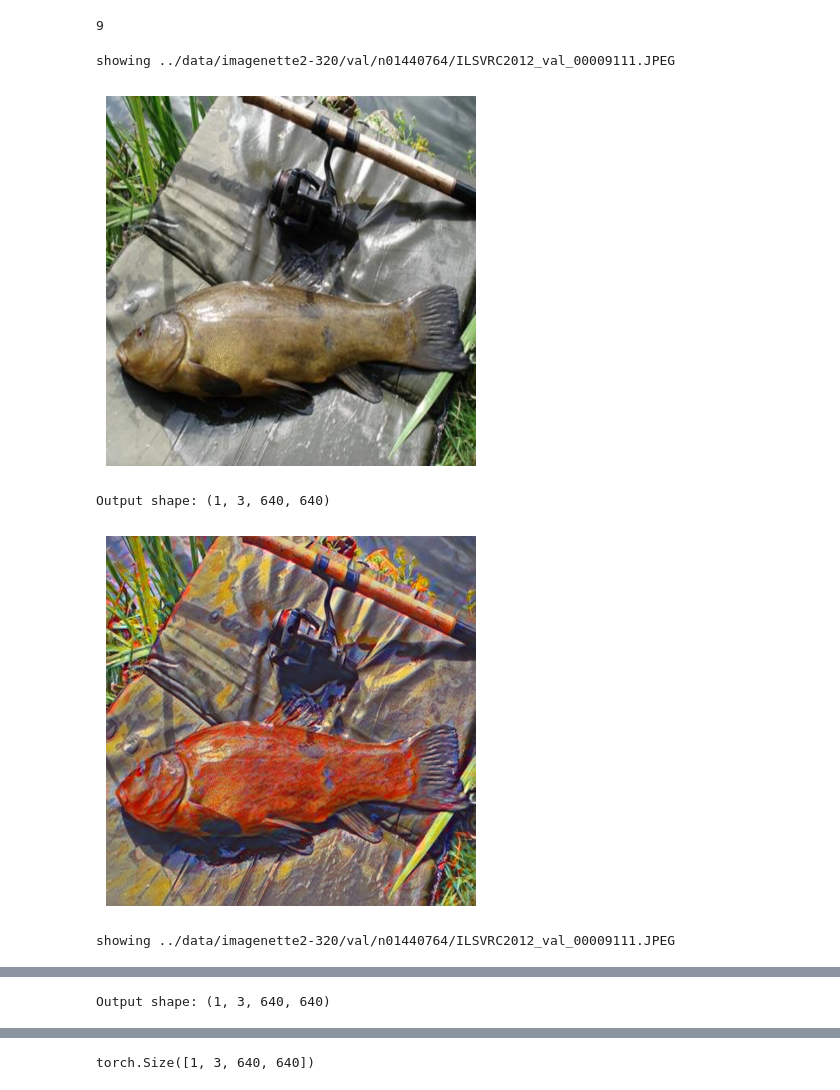
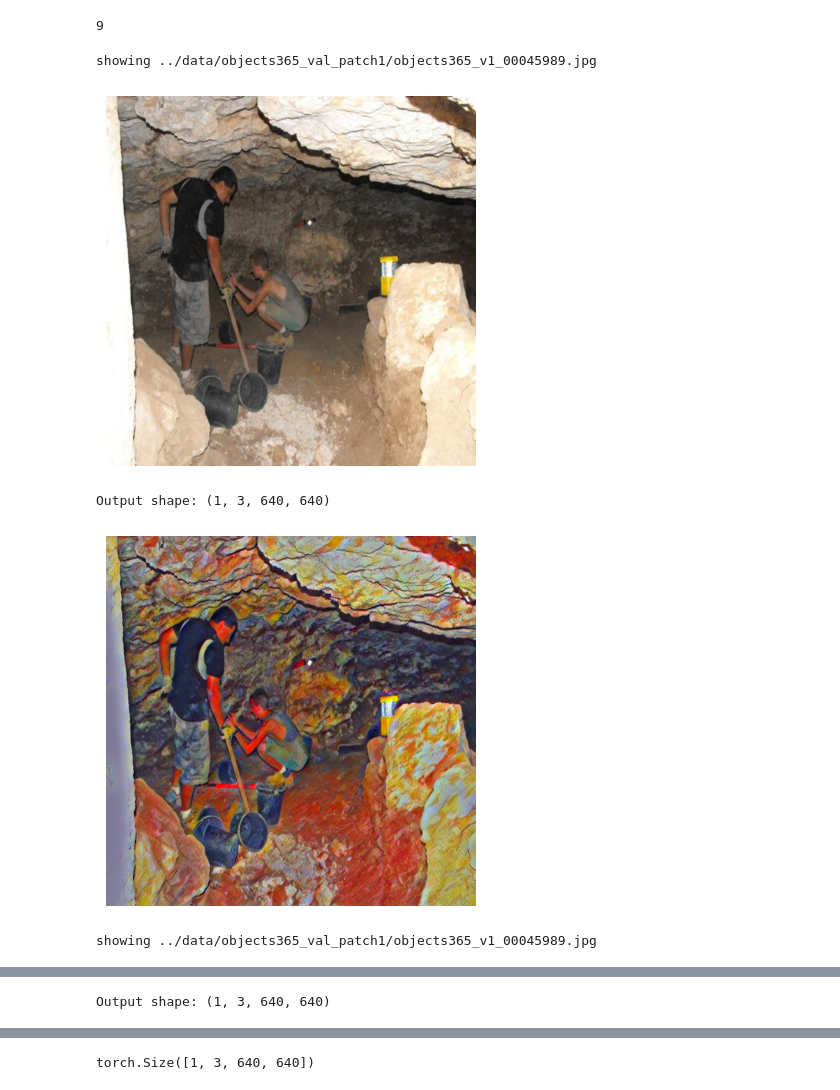
Before and after one commit to tosroka/GBGST-optimisations, a Jupyter notebook: optimisation/SIGK_optimisation.ipynb, the cells around one changed output, grey strips where cells are left out. Cells and saved outputs as stored; diff of their text form; code cells hidden in the pictures.

```diff
--- a/optimisation/SIGK_optimisation.ipynb
+++ b/optimisation/SIGK_optimisation.ipynb
@@ -16,7 +16,7 @@ ort.get_device()
 # %%
 # config
 MODELS_PATH = Path("../saved_models/cvpr_games_oct_30_onnx/") # relative to ipynb
-IMAGES_PATH = Path("../data/imagenette2-320") # relative to ipynb
+IMAGES_PATH = Path("../data/objects365_val_patch1/") # relative to ipynb
 
 BASELINE_PATH = Path("baseline.onnx") # converted to higher opset
 
@@ -108,37 +108,37 @@ def stylize_and_display_image(image_path: Path, model_path: Path, dtype=np.float
 def stylize_and_display_image_pth(image_path: Path, pth_path: Path):
     print("showing",image_path)
     image = cv2.imread(str(image_path))
     image = cv2.cvtColor(image, cv2.COLOR_BGR2RGB)
     image = cv2.resize(image, (640, 640))
     plt.imshow(image)
     plt.axis('off')
     plt.show()
     input_tensor = image.astype(np.float32)
     input_tensor = np.transpose(input_tensor, (2,0,1)) # HWC to CHW
     input_tensor = np.expand_dims(input_tensor, axis=0) # add batch dim
     input_name = "input"
 
     model = TransformerNetFusion().to('cuda')
     model.load_state_dict(torch.load(pth_path))
     model.eval()
     with torch.no_grad():
         input_tensor_torch = torch.from_numpy(input_tensor).to('cuda')
         output_tensor_torch = model(input_tensor_torch)
         output_tensor = output_tensor_torch.cpu().numpy()
     print("Output shape:", output_tensor.shape)
     # display output as image
     output_image = np.squeeze(output_tensor, axis=0) # remove batch dim
     output_image = np.transpose(output_image, (1,2,0)) # CHW to
     output_image = np.clip(output_image, 0, 255).astype(np.uint8)
     plt.imshow(output_image)
     plt.axis('off')
     plt.show()
 
-stylize_and_display_image(IMAGES_PATH / "val/n01440764/ILSVRC2012_val_00009111.JPEG", BASELINE_PATH)
-stylize_and_display_image_pth(IMAGES_PATH / "val/n01440764/ILSVRC2012_val_00009111.JPEG", torch_model_path) # they look different??...
+stylize_and_display_image(IMAGES_PATH / "objects365_v1_00045989.jpg", BASELINE_PATH)
+stylize_and_display_image_pth(IMAGES_PATH / "objects365_v1_00045989.jpg", torch_model_path) # they look different??...
 # %% [output]
-showing ../data/imagenette2-320/val/n01440764/ILSVRC2012_val_00009111.JPEG
+showing ../data/objects365_val_patch1/objects365_v1_00045989.jpg
-[figure, old version]
+[figure, new version]
 Output shape: (1, 3, 640, 640)
-[figure, old version]
+[figure, new version]
-showing ../data/imagenette2-320/val/n01440764/ILSVRC2012_val_00009111.JPEG
+showing ../data/objects365_val_patch1/objects365_v1_00045989.jpg
```
Also changed, not shown: parts of 9 cells of this notebook, 24 other files.
